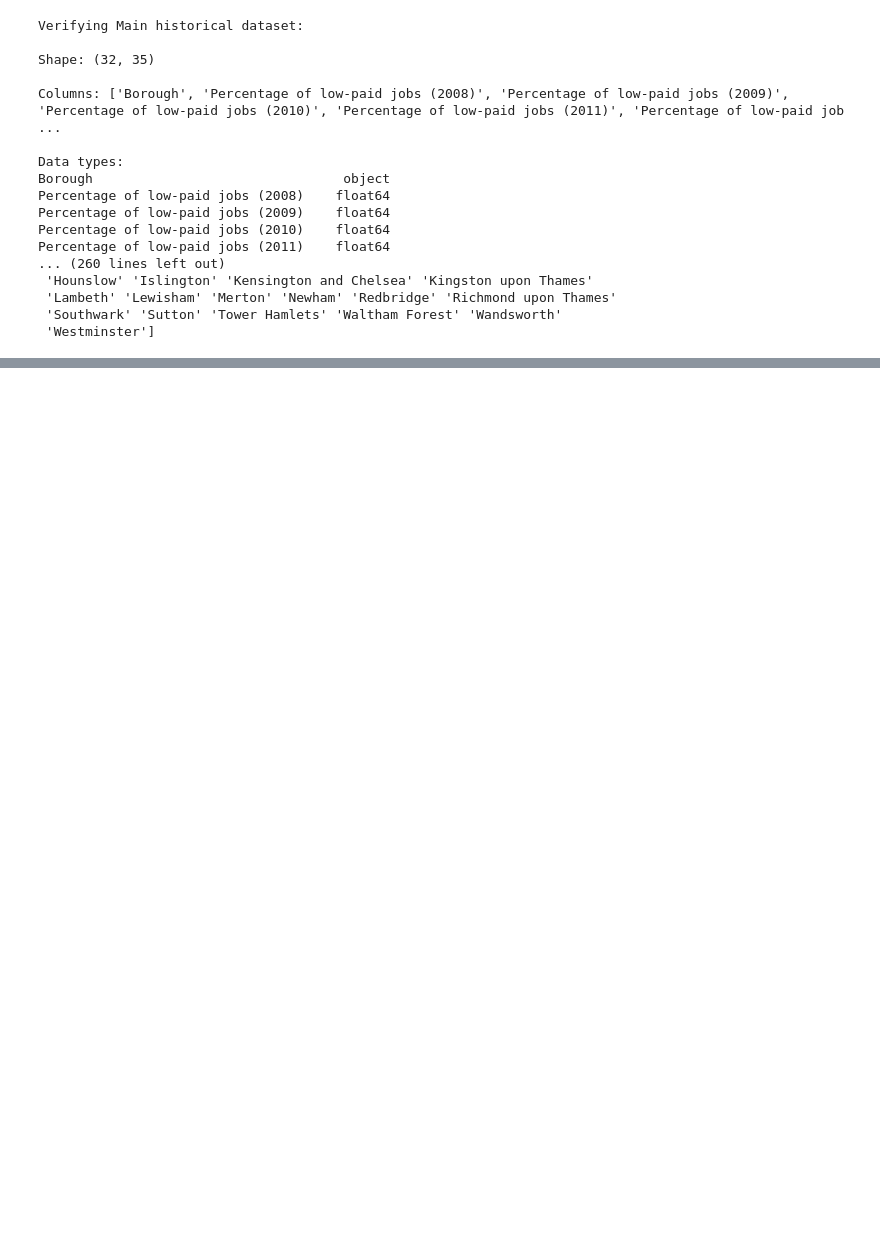
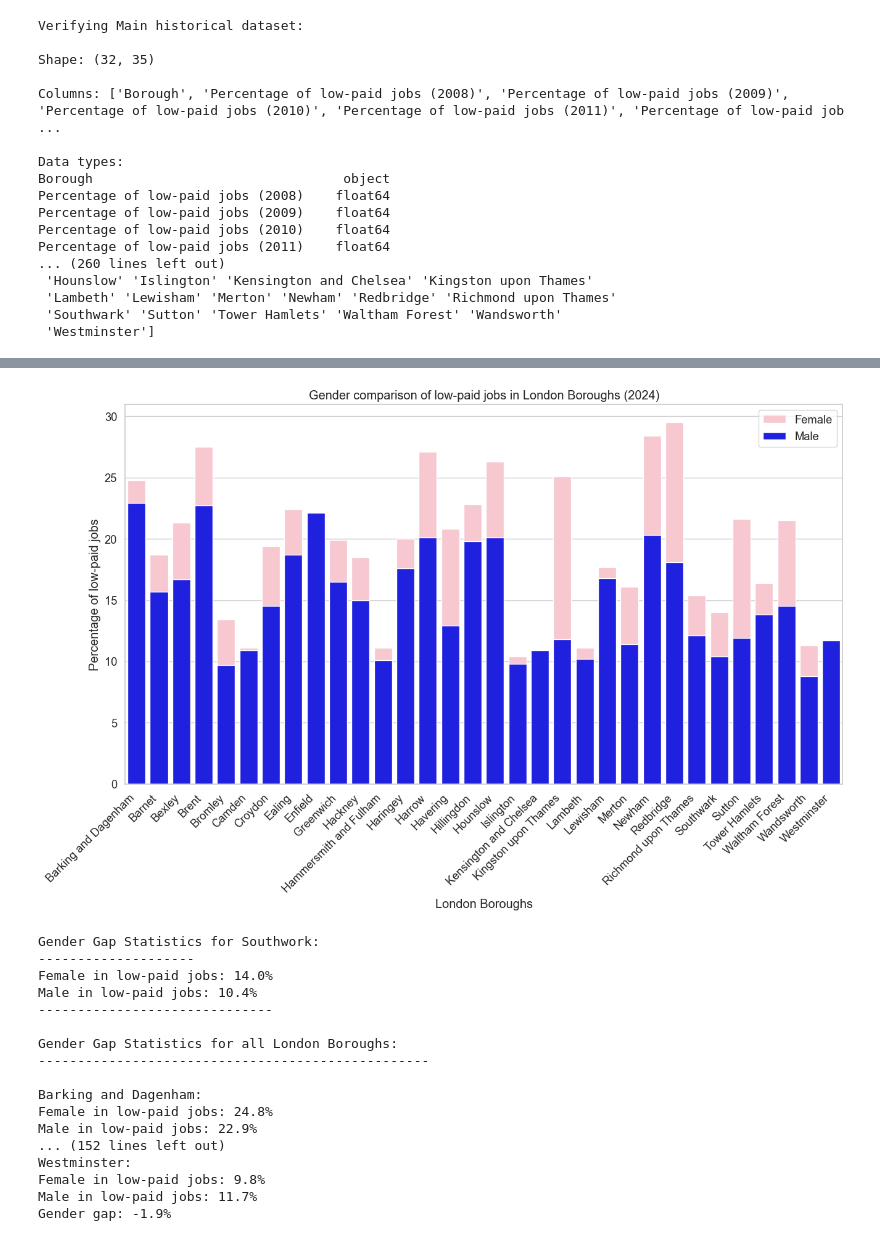
Before and after one commit to toyinariyo/peckham_daz_intro_to_data_science_final_project, a Jupyter notebook: london_boroughs_low_pay.ipynb, the cells around one changed output, grey strips where cells are left out. Cells and saved outputs as stored; diff of their text form; code cells hidden in the pictures; blank space fills up the shorter version.

```diff
--- a/london_boroughs_low_pay.ipynb
+++ b/london_boroughs_low_pay.ipynb
@@ -149,0 +165,53 @@ plt.xticks(years, rotation=45)
+# %%
+sns.set_style("whitegrid")
+sns.set_context("notebook", font_scale=1.2)
+
+plt.figure(figsize=(15, 8))
+
+sns.barplot(data=sex_df, x='Borough', y='Percentage of low-paid jobs (Female)',
+           label='Female', color='pink')
+sns.barplot(data=sex_df, x='Borough', y='Percentage of low-paid jobs (Male)',
+           label='Male', color='blue')
+
+plt.title('Gender comparison of low-paid jobs in London Boroughs (2024)')
+plt.xlabel('London Boroughs')
+plt.ylabel('Percentage of low-paid jobs')
+
+plt.xticks(rotation=45, ha='right')
+plt.legend()
+
+plt.show()
+
+# Printing simple statistics for Southwark
+print("\nGender Gap Statistics for Southwork:")
+print("-" * 20)
+print(f"Female in low-paid jobs: {sex_df[sex_df['Borough'] == 'Southwark']['Percentage of low-paid jobs (Female)'].values[0]:.1f}%")
+print(f"Male in low-paid jobs: {sex_df[sex_df['Borough'] == 'Southwark']['Percentage of low-paid jobs (Male)'].values[0]:.1f}%")
+print("-" * 30)
+print("\nGender Gap Statistics for all London Boroughs:")
+print("-" * 50)
+for index, row in sex_df.iterrows():
+    print(f"\n{row['Borough']}:")
+    print(f"Female in low-paid jobs: {row['Percentage of low-paid jobs (Female)']:.1f}%")
+    print(f"Male in low-paid jobs: {row['Percentage of low-paid jobs (Male)']:.1f}%")
+    gap = row['Percentage of low-paid jobs (Female)'] - row['Percentage of low-paid jobs (Male)']
+    print(f"Gender gap: {gap:.1f}%")
+# %% [output]
+[figure, added]
+Gender Gap Statistics for Southwork:
+--------------------
+Female in low-paid jobs: 14.0%
+Male in low-paid jobs: 10.4%
+------------------------------
+
+Gender Gap Statistics for all London Boroughs:
+--------------------------------------------------
+
+Barking and Dagenham:
+Female in low-paid jobs: 24.8%
+Male in low-paid jobs: 22.9%
+... (152 lines left out)
+Westminster:
+Female in low-paid jobs: 9.8%
+Male in low-paid jobs: 11.7%
+Gender gap: -1.9%
```
Also changed, not shown: parts of 16 cells of this notebook.
